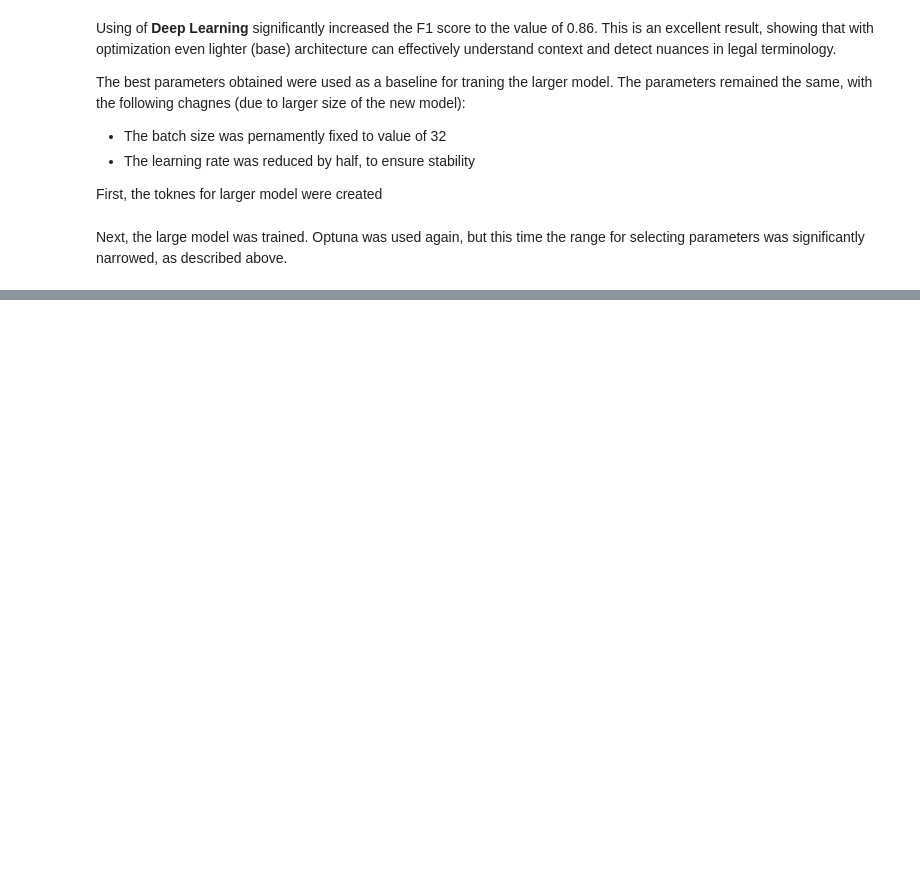
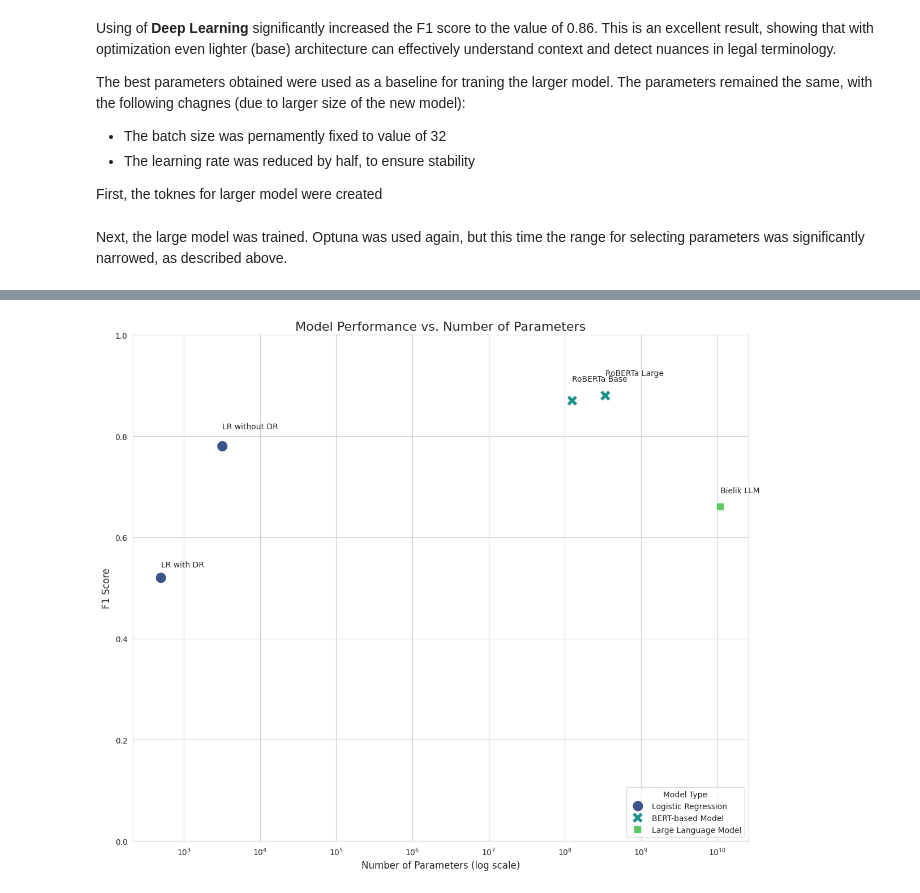
Before and after one commit to jakrog01/UnfairClausesNLP, a Jupyter notebook: UnfairClauses.ipynb, the cells around one changed output, grey strips where cells are left out. Saved outputs shown, nothing was run; the diff lists cells and outputs as text; code cells hidden in the pictures; blank space fills up the shorter version.

```diff
--- a/UnfairClauses.ipynb
+++ b/UnfairClauses.ipynb
@@ -767,0 +874,67 @@ The obtained F1 score of 0.88 is the highest result achieved so far. It proves t
+# %%
+data = {
+    'Model': [
+        'LR with DR',
+        'LR without DR',
+        'RoBERTa Base',
+        'RoBERTa Large',
+        'Bielik LLM'
+    ],
+    'F1 Score': [
+        0.52,
+        0.78,
+        0.87,
+        0.88,
+        0.66
+    ],
+    'Parameters': [
+        500,
+        3200,
+        125e6,
+        340e6,
+        11e9
+    ],
+    'Type': [
+        'Logistic Regression',
+        'Logistic Regression',
+        'BERT-based Model',
+        'BERT-based Model',
+        'Large Language Model'
+    ]
+}
+
+result_df = pd.DataFrame(data)
+plt.figure(figsize=(12, 10))
+sns.set_style("whitegrid")
+
+scatter = sns.scatterplot(
+    data=result_df,
+    x='Parameters',
+    y='F1 Score',
+    hue='Type',
+    style='Type',
+    s=200,
+    palette='viridis',
+    zorder=5
+)
+
+for i in range (result_df.shape[0]):
+    plt.text(
+        x=result_df['Parameters'][i],
+        y=result_df['F1 Score'][i]* 1.05,
+        s=result_df['Model'][i],
+        fontsize=10,
+        verticalalignment='center'
+    )
+
+
+plt.xscale('log')
+plt.legend(loc = 'lower right', title='Model Type')
+plt.title('Model Performance vs. Number of Parameters', fontsize=16)
+plt.xlabel('Number of Parameters (log scale)', fontsize=12)
+plt.ylabel('F1 Score', fontsize=12)
+plt.ylim(0, 1)
+plt.tight_layout()
+plt.show()
+# %% [output]
+[figure, added]
```
Also changed, not shown: parts of 8 cells of this notebook, 1 other file.
